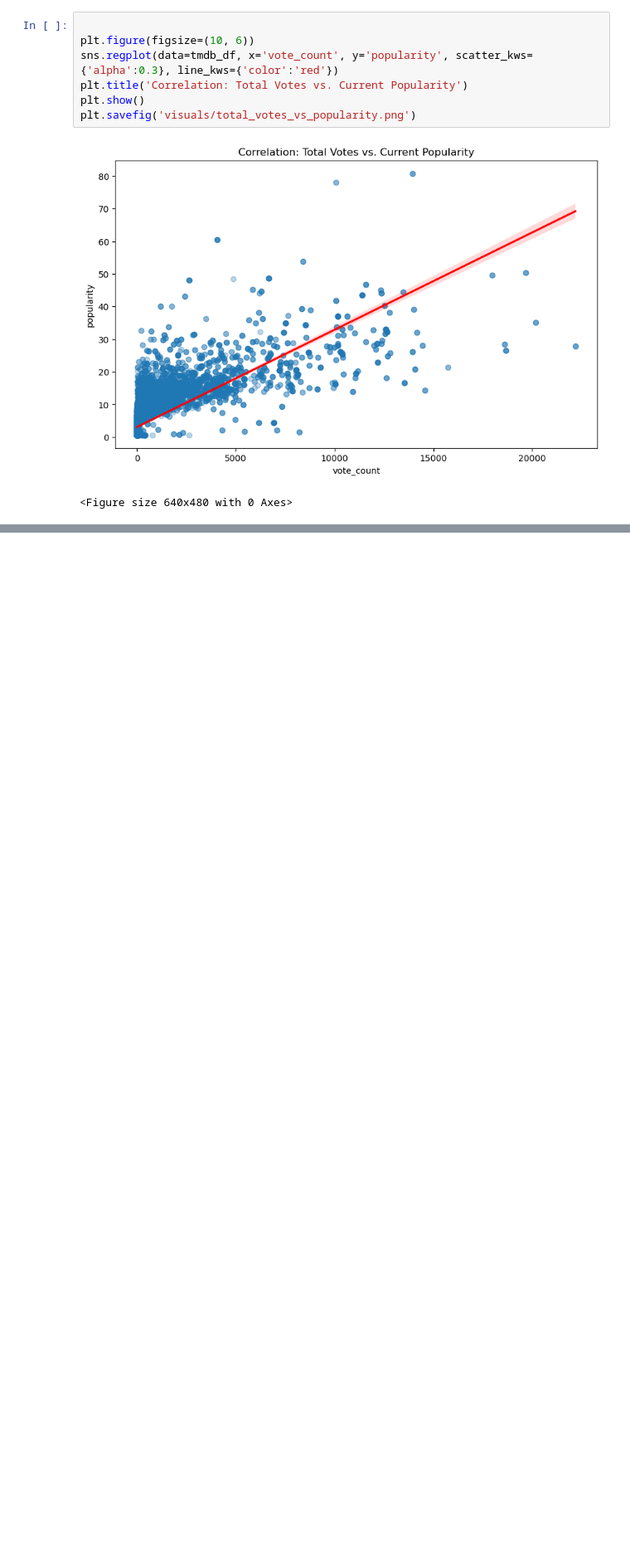
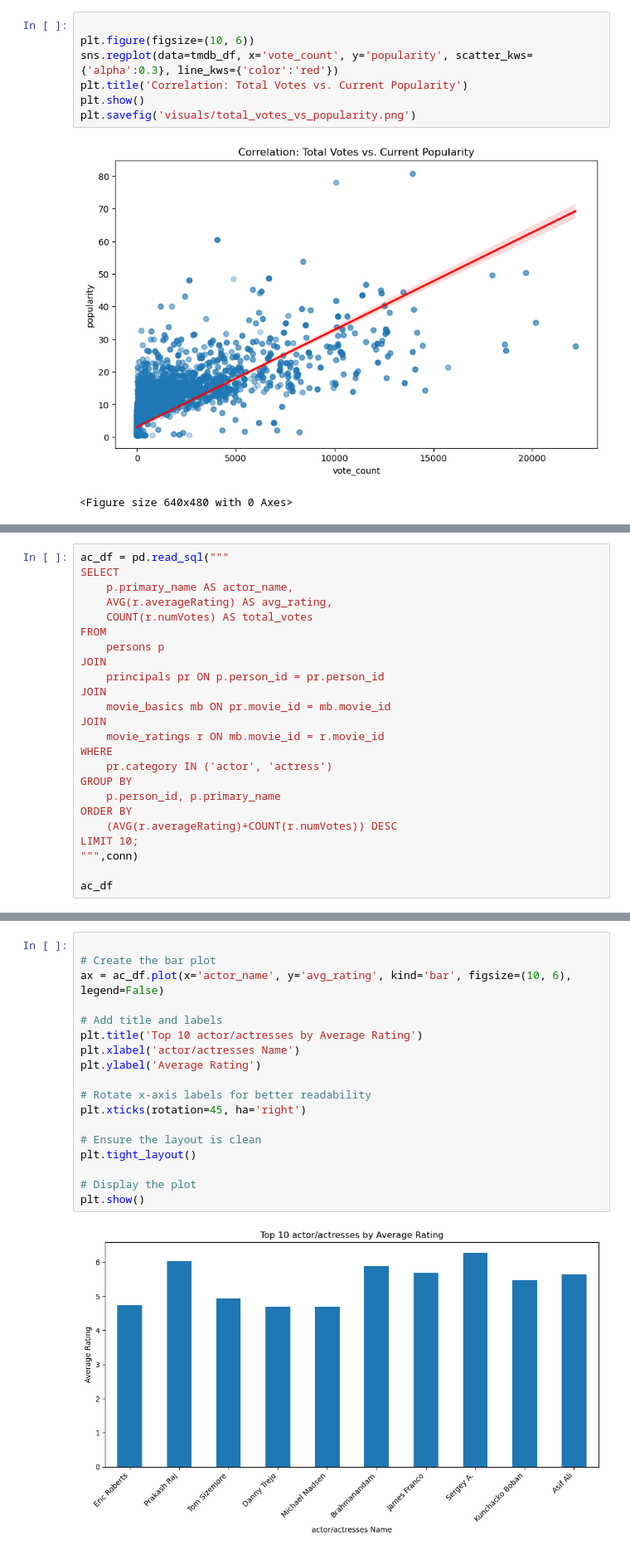
Before and after one commit to Alanmuchiri/Group7---Phase-2, a Jupyter notebook: film_performance.ipynb, the cells around one changed output, grey strips where cells are left out. Shown at 83% size. Saved outputs shown, nothing was run; the diff lists cells and outputs as text; blank space fills up the shorter version.

```diff
--- a/film_performance.ipynb
+++ b/film_performance.ipynb
@@ -728,0 +848,24 @@ plt.savefig('visuals/total_votes_vs_popularity.png')
+# %%
+ac_df = pd.read_sql("""
+SELECT
+    p.primary_name AS actor_name,
+    AVG(r.averageRating) AS avg_rating,
+    COUNT(r.numVotes) AS total_votes
+FROM
+    persons p
+JOIN
+    principals pr ON p.person_id = pr.person_id
+JOIN
+    movie_basics mb ON pr.movie_id = mb.movie_id
+JOIN
+    movie_ratings r ON mb.movie_id = r.movie_id
+WHERE
+    pr.category IN ('actor', 'actress')
+GROUP BY
+    p.person_id, p.primary_name
+ORDER BY
+    (AVG(r.averageRating)+COUNT(r.numVotes)) DESC
+LIMIT 10;
+""",conn)
+
+ac_df
@@ -728,0 +884,20 @@ plt.savefig('visuals/total_votes_vs_popularity.png')
+# %%
+
+# Create the bar plot
+ax = ac_df.plot(x='actor_name', y='avg_rating', kind='bar', figsize=(10, 6), legend=False)
+
+# Add title and labels
+plt.title('Top 10 actor/actresses by Average Rating')
+plt.xlabel('actor/actresses Name')
+plt.ylabel('Average Rating')
+
+# Rotate x-axis labels for better readability
+plt.xticks(rotation=45, ha='right')
+
+# Ensure the layout is clean
+plt.tight_layout()
+
+# Display the plot
+plt.show()
+# %% [output]
+[figure, added]
```
Also changed, not shown: parts of 17 cells of this notebook, 14 other files.
